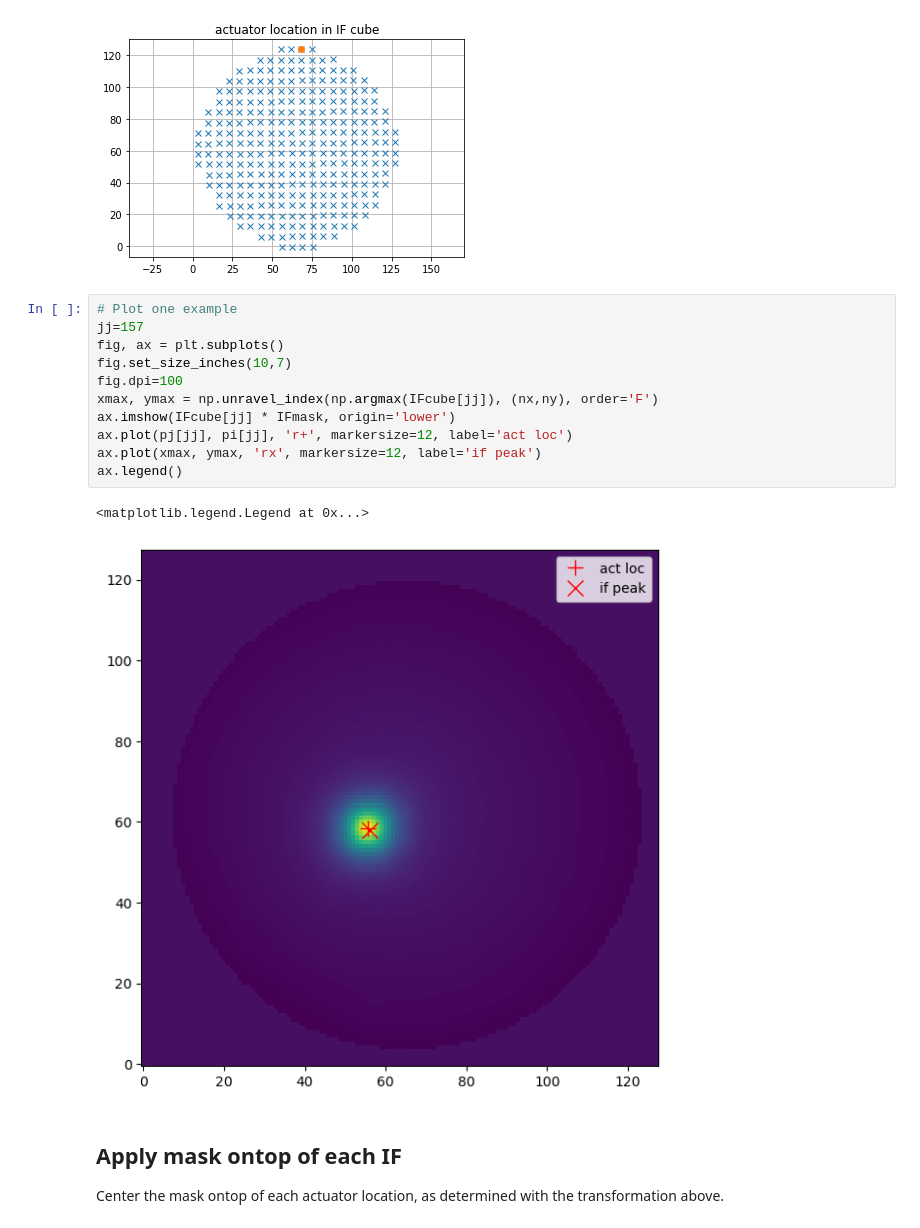
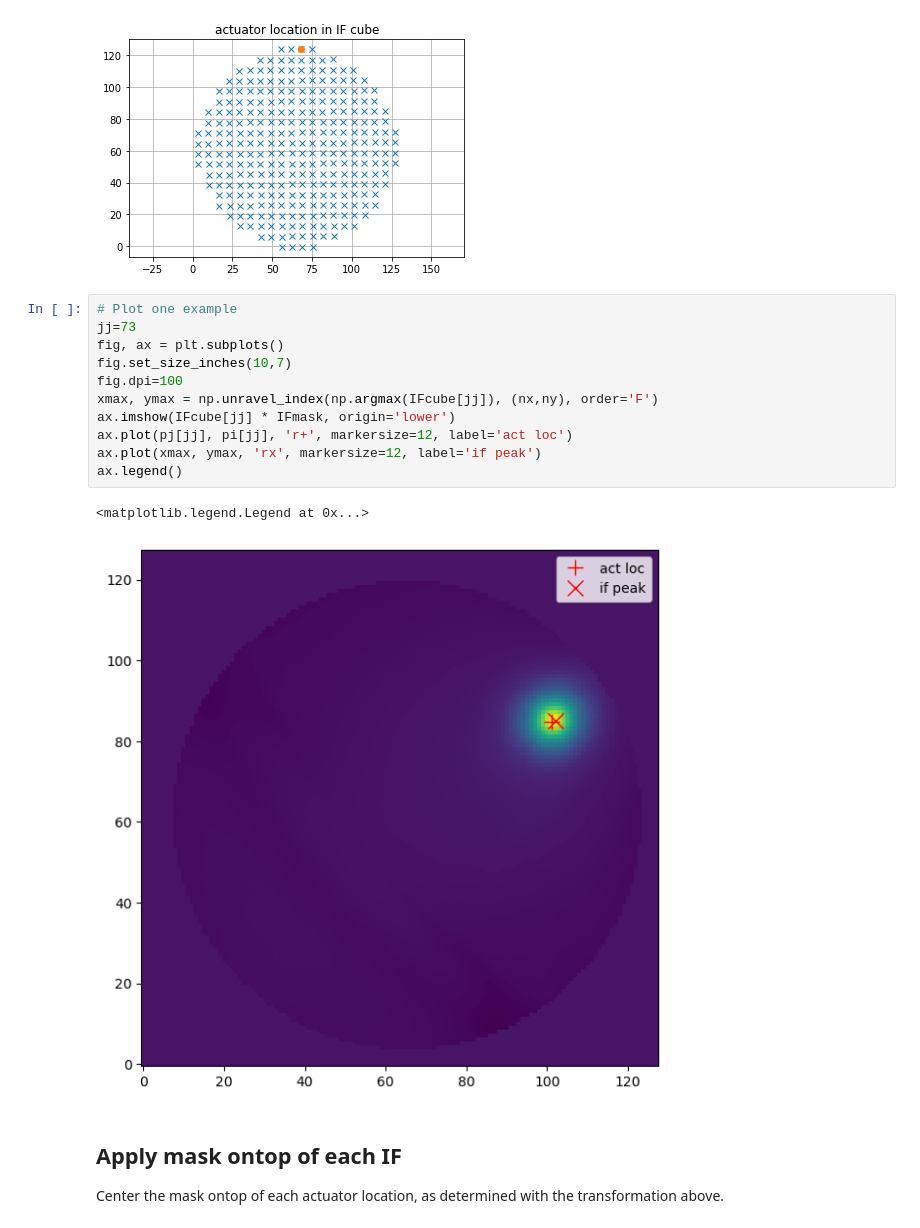
Before and after one commit to fquiros/CEO, a Jupyter notebook: python/ceo/wfpt/save_ALPAO_IFs_4_CEO.ipynb, the cells around one changed output. Saved outputs shown, nothing was run; the diff lists cells and outputs as text.

```diff
--- a/python/ceo/wfpt/save_ALPAO_IFs_4_CEO.ipynb
+++ b/python/ceo/wfpt/save_ALPAO_IFs_4_CEO.ipynb
@@ -105,18 +107,18 @@ Text(0.5, 1.0, 'actuator location in IF cube')
 [figure]
 # %%
 # Plot one example
-jj=157
+jj=73
 fig, ax = plt.subplots()
 fig.set_size_inches(10,7)
 fig.dpi=100
 xmax, ymax = np.unravel_index(np.argmax(IFcube[jj]), (nx,ny), order='F')
 ax.imshow(IFcube[jj] * IFmask, origin='lower')
 ax.plot(pj[jj], pi[jj], 'r+', markersize=12, label='act loc')
 ax.plot(xmax, ymax, 'rx', markersize=12, label='if peak')
 ax.legend()
 # %% [output]
 <matplotlib.legend.Legend at 0x...>
-[figure, old version]
+[figure, new version]
 # %% [markdown]
 ## Apply mask ontop of each IF
 Center the mask ontop of each actuator location, as determined with the transformation above.
```
Also changed, not shown: parts of 2 cells of this notebook, 5 other files.
